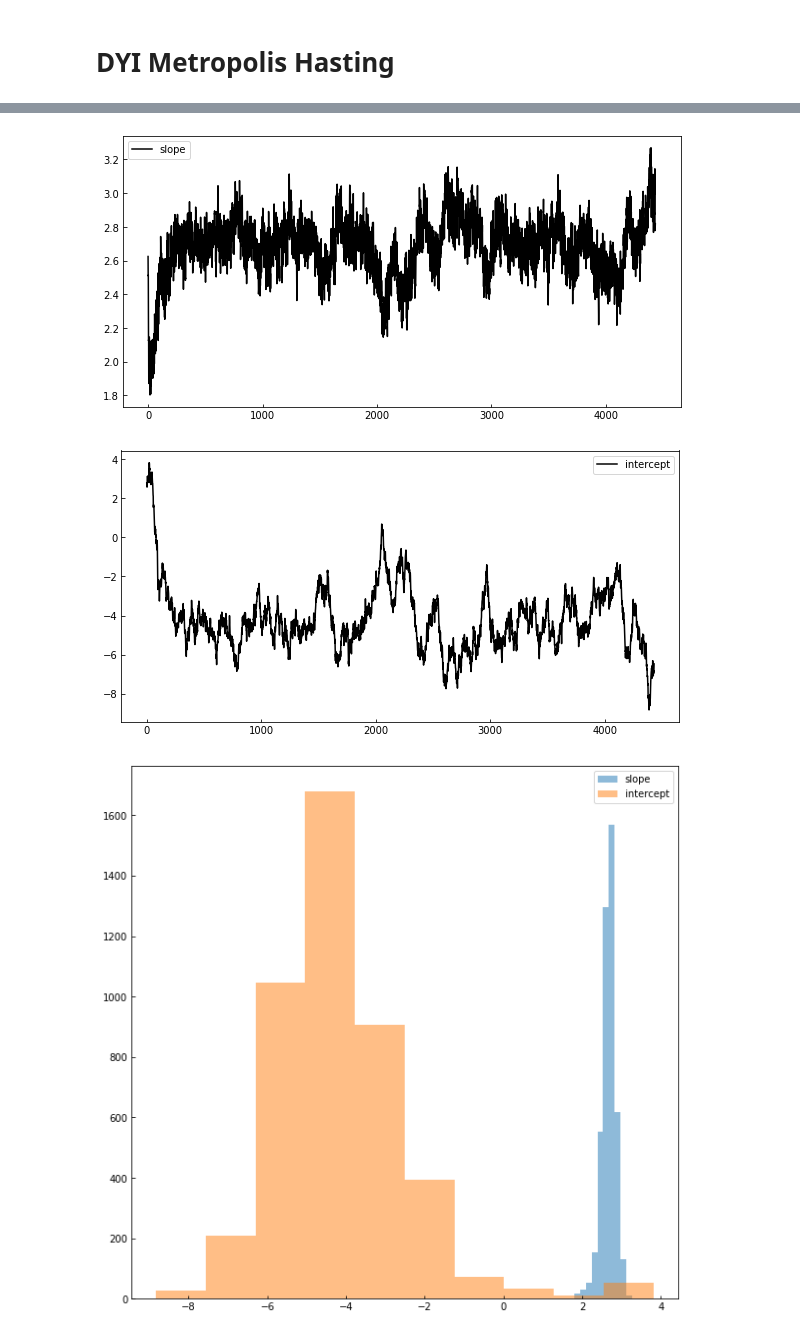
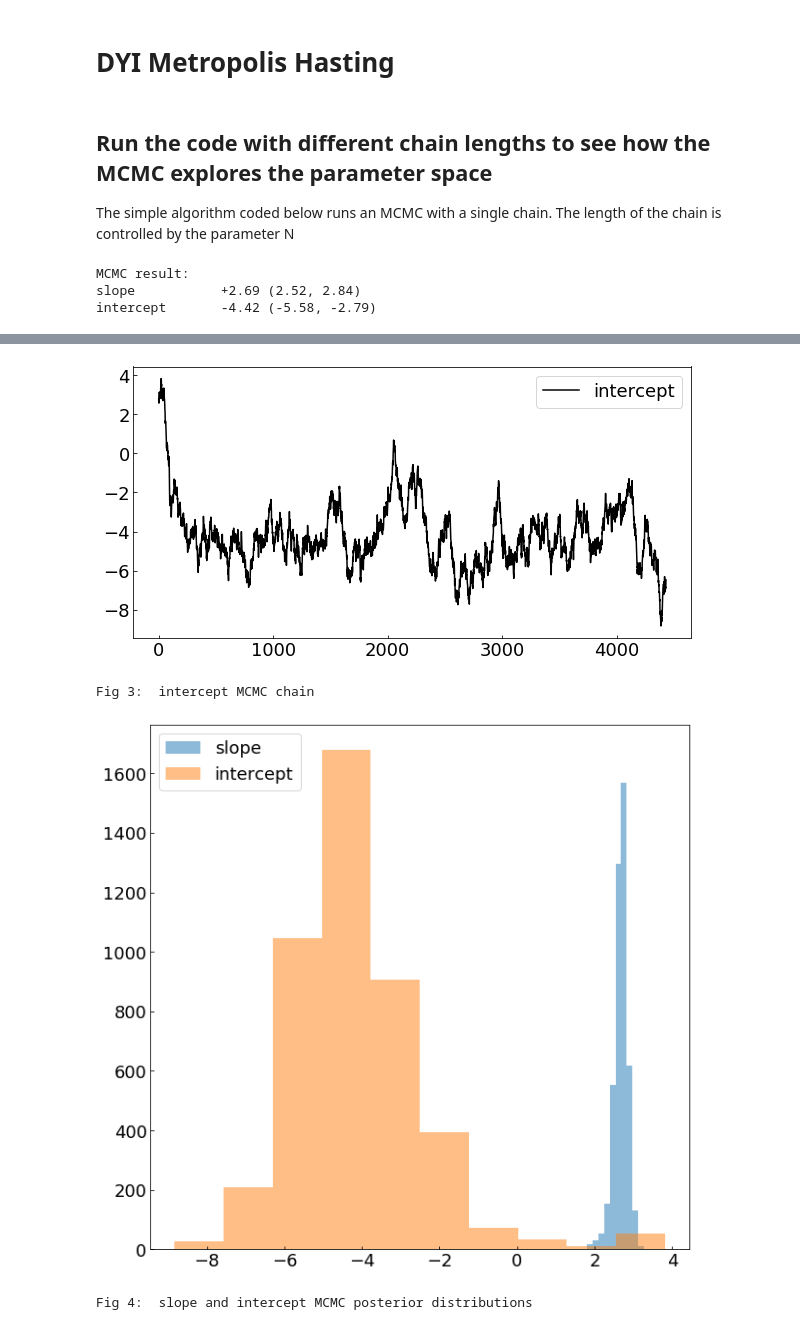
Before and after one commit to fedhere/MClectureCUSP17, a Jupyter notebook: DYI_MCMC.ipynb, the cells around one changed output, grey strips where cells are left out. Saved outputs shown, nothing was run; the diff lists cells and outputs as text; code cells hidden in the pictures.

```diff
--- a/DYI_MCMC.ipynb
+++ b/DYI_MCMC.ipynb
@@ -11,5 +14,6 @@ from scipy.stats import norm as spnorm
 %pylab inline
 
 pl.rcParams['figure.figsize']= (10,10)
+pl.rcParams['font.size'] = 18
 # %% [output]
 Populating the interactive namespace from numpy and matplotlib
@@ -96,7 +105,12 @@ prior_proposal = lnprior(proposal)
 # put them together
 p_current = np.exp(ln_current + prior_current)
 p_proposal = np.exp(ln_proposal + prior_proposal)
+# %% [markdown]
+## Run the code with different chain lengths to see how the MCMC explores the parameter space
+The simple algorithm coded below runs an MCMC with a single chain. The length of the chain is controlled by the parameter N
 # %%
+N = 10000 #number of steps in my chain
+
 # move along the walk N = 100, 1000 steps
 np.random.seed(666)
 
@@ -121,7 +135,7 @@ prior_proposal = lnprior(proposal)
 p_current = np.exp(ln_current + prior_current)
 p_proposal = np.exp(ln_proposal + prior_proposal)
 
-for i in range(10000):
+for i in range(N):
 
     # calculate the proposal and the prior  and likelihood there
     proposal = spnorm(theta_current, proposal_width).rvs()
@@ -146,22 +160,33 @@ for i in range(10000):
 
             theta_current, ln_current, prior_current, p_current = proposal, ln_proposal, prior_proposal, p_proposal
             walk.append(proposal)
+m_mcmc = np.percentile(np.array(walk)[:,0], [50, 16, 84])
+b_mcmc = np.percentile(np.array(walk)[:,1], [50, 16, 84])
+mcmcRes = np.concatenate([m_mcmc, b_mcmc])
+print ("MCMC result:\nslope\t\t{0:+.2f} ({1:.2f}, {2:.2f})\nintercept\t{3:.2f} ({4:.2f}, {5:.2f})".format(*mcmcRes))
+# %% [output]
+MCMC result:
+slope           +2.69 (2.52, 2.84)
+intercept       -4.42 (-5.58, -2.79)
 # %%
 # look at the sampled posterior  space
 pl.figure(figsize=(10,5))
 pl.plot(np.array(walk)[:,0],'k-', label="slope")
 pl.legend()
+pl.show()
+print ("Fig 2:  slope MCMC chain")
 
 pl.figure(figsize=(10,5))
 pl.plot(np.array(walk)[:,1], 'k-', label="intercept")
 pl.legend()
+pl.show()
+print ("Fig 3:  intercept MCMC chain")
 
 pl.figure()
 pl.hist(np.array(walk)[:,0], alpha=0.5, label="slope")
 
 pl.hist(np.array(walk)[:,1], alpha=0.5, label="intercept")
 pl.legend()
-
-print (np.percentile(np.array(walk)[:,0], [50, 16, 84]),
-       np.percentile(np.array(walk)[:,1], [50, 16, 84]))
+pl.show()
+print ("Fig 4:  slope and intercept MCMC posterior distributions")
 # %% [output]
@@ -169,4 +195,5 @@ print (np.percentile(np.array(walk)[:,0], [50, 16, 84]),
-[figure, old version]
-[figure, old version]
+[figure, new version]
+Fig 3:  intercept MCMC chain
-[figure, old version]
+[figure, new version]
+Fig 4:  slope and intercept MCMC posterior distributions
 # %%
```
Also changed, not shown: parts of 28 cells of this notebook.
